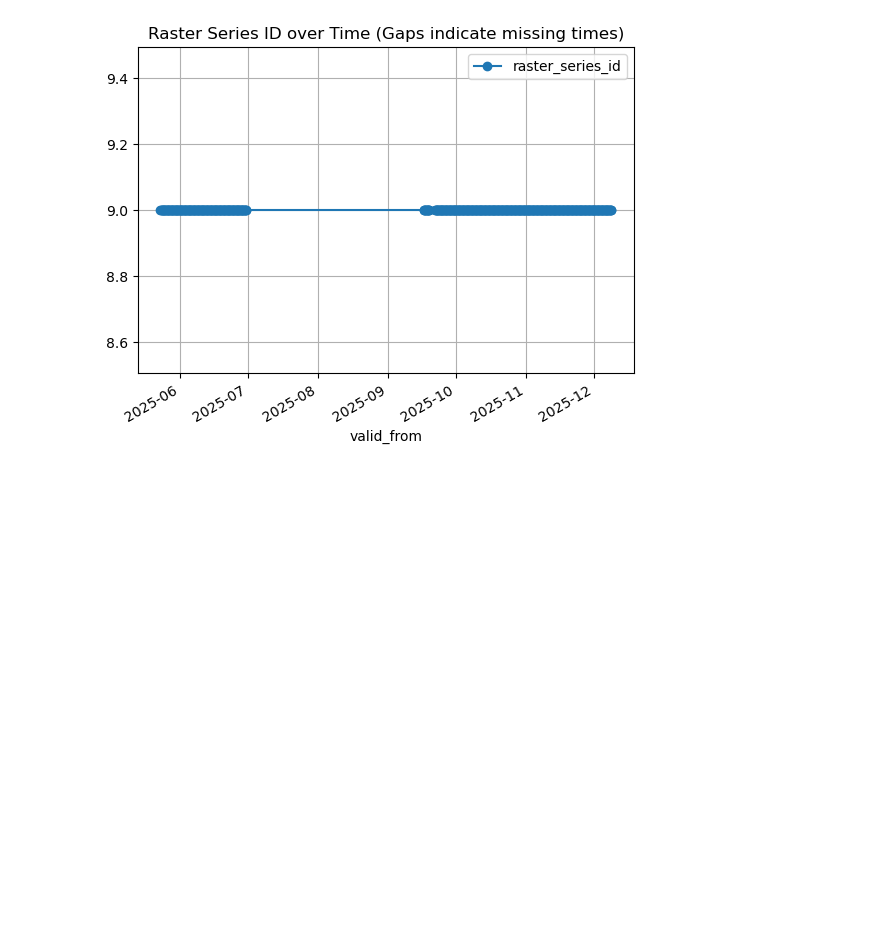
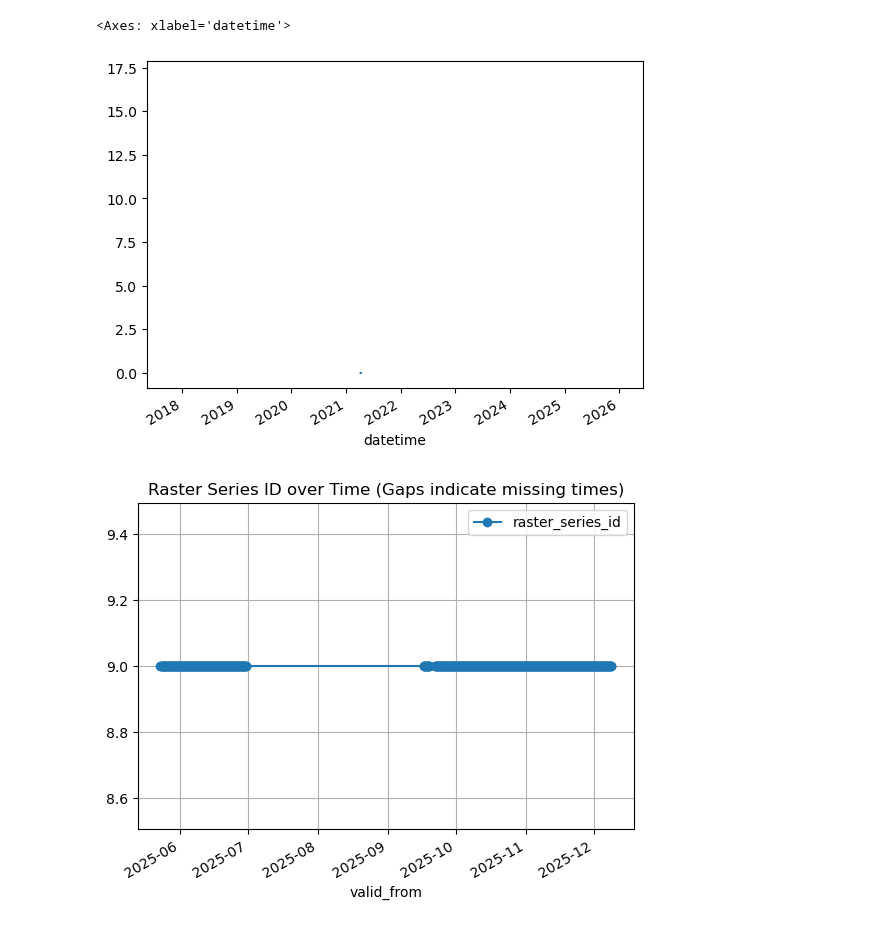
Before and after one commit to YukonWRB/YGwater, a Jupyter notebook: dev/pyquacache/main_hrdpa.ipynb, the cells around one changed output. Saved outputs shown, nothing was run; the diff lists cells and outputs as text; code cells hidden in the pictures; blank space fills up the shorter version.

```diff
--- a/dev/pyquacache/main_hrdpa.ipynb
+++ b/dev/pyquacache/main_hrdpa.ipynb
@@ -45,3 +138,8 @@ df
+# %%
+ts_pivot["precipitation, total"].plot()
+# %% [output]
+<Axes: xlabel='datetime'>
+[figure, added]
 # %%
 
 df = df.sort_values("valid_from")
```
Also changed, not shown: parts of 9 cells of this notebook, 18 other files.
